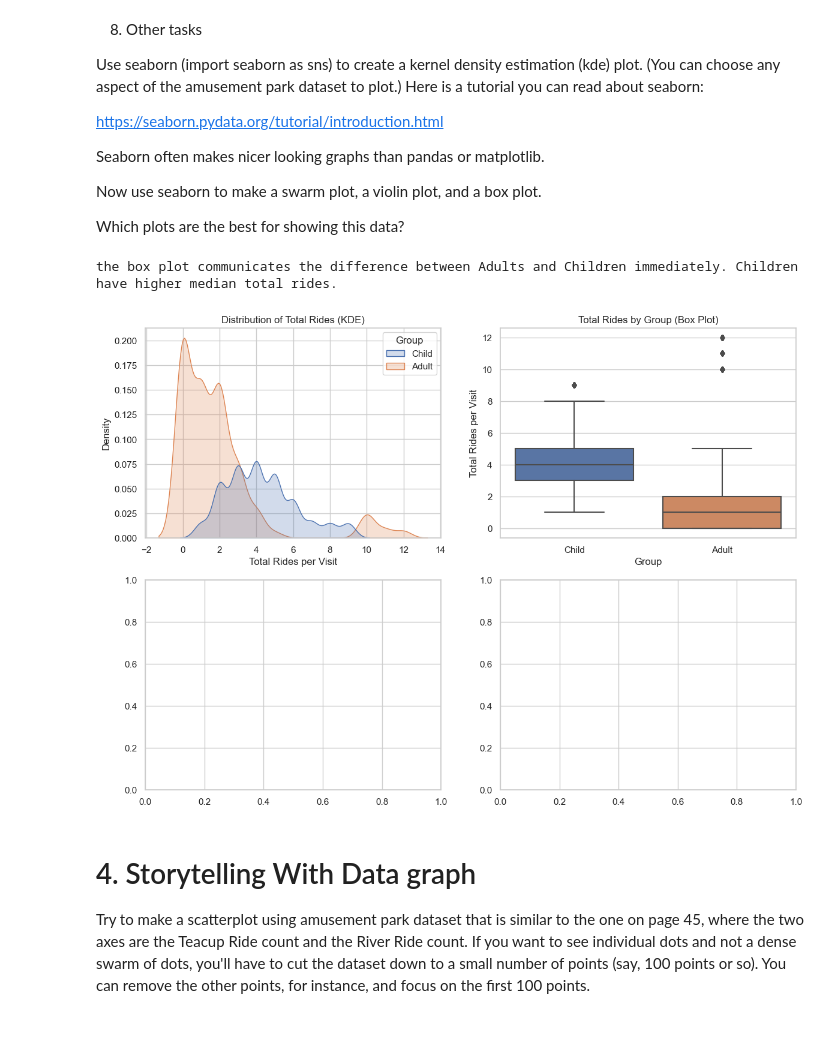
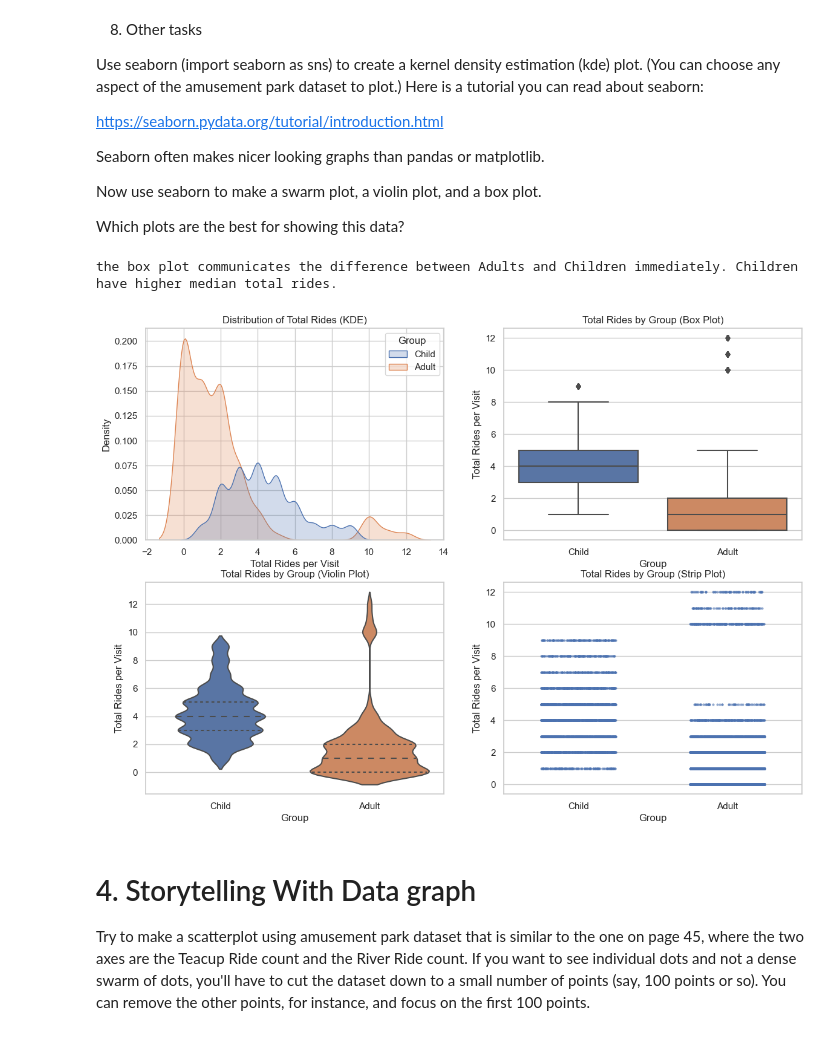
Before and after one commit to vasanr/Module-B-semester-2, a Jupyter notebook: OMDS-MODB2-Week3-Vasan-Raji.ipynb, the cells around one changed output. Drawn from its saved outputs; the diff is of its cells as text; code cells hidden in the pictures.

```diff
--- a/OMDS-MODB2-Week3-Vasan-Raji.ipynb
+++ b/OMDS-MODB2-Week3-Vasan-Raji.ipynb
@@ -509,34 +509,50 @@ import matplotlib.pyplot as plt
 # Set seaborn theme for cleaner visuals
 sns.set_theme(style="whitegrid")
 
 # Create TotalRides column
 ride_cols = ["MartianRide", "TeacupRide", "RiverRide"]
 df["TotalRides"] = df[ride_cols].sum(axis=1)
 
 # Improve group labels
 df["Group"] = df["IsAdult"].map({True: "Adult", False: "Child"})
 
 # Create 2x2 subplot layout
 fig, axes = plt.subplots(2, 2, figsize=(14, 10))
 
 # ---- KDE Plot ----
 sns.kdeplot(data=df, x="TotalRides", hue="Group", fill=True, ax=axes[0, 0])
 axes[0, 0].set_title("Distribution of Total Rides (KDE)")
 axes[0, 0].set_xlabel("Total Rides per Visit")
 axes[0, 0].set_ylabel("Density")
 
 # ---- Box Plot ----
 sns.boxplot(data=df, x="Group", y="TotalRides", ax=axes[0, 1])
 axes[0, 1].set_title("Total Rides by Group (Box Plot)")
 axes[0, 1].set_xlabel("Group")
 axes[0, 1].set_ylabel("Total Rides per Visit")
 
 
+
 # ---- Violin Plot ----
+sns.violinplot(data=df, x="Group", y="TotalRides",
+               inner="quartile", ax=axes[1, 0])
+axes[1, 0].set_title("Total Rides by Group (Violin Plot)")
+axes[1, 0].set_xlabel("Group")
+axes[1, 0].set_ylabel("Total Rides per Visit")
+
+
+# ---- Strip Plot ---- As 78% of data could not be placed using swarm plot,using strip plot
+sns.stripplot(data=df, x="Group", y="TotalRides",
+              jitter=0.25, size=3, alpha=0.6, ax=axes[1, 1])
+
+axes[1, 1].set_title("Total Rides by Group (Strip Plot)")
+axes[1, 1].set_xlabel("Group")
+axes[1, 1].set_ylabel("Total Rides per Visit")
+
 print("the box plot communicates the difference between Adults and Children immediately. Children have higher median total rides.")
 # %% [output]
 the box plot communicates the difference between Adults and Children immediately. Children have higher median total rides.
-[figure, old version]
+[figure, new version]
 # %% [markdown]
 # 4. Storytelling With Data graph
 
```
Also changed, not shown: parts of 15 cells of this notebook.
